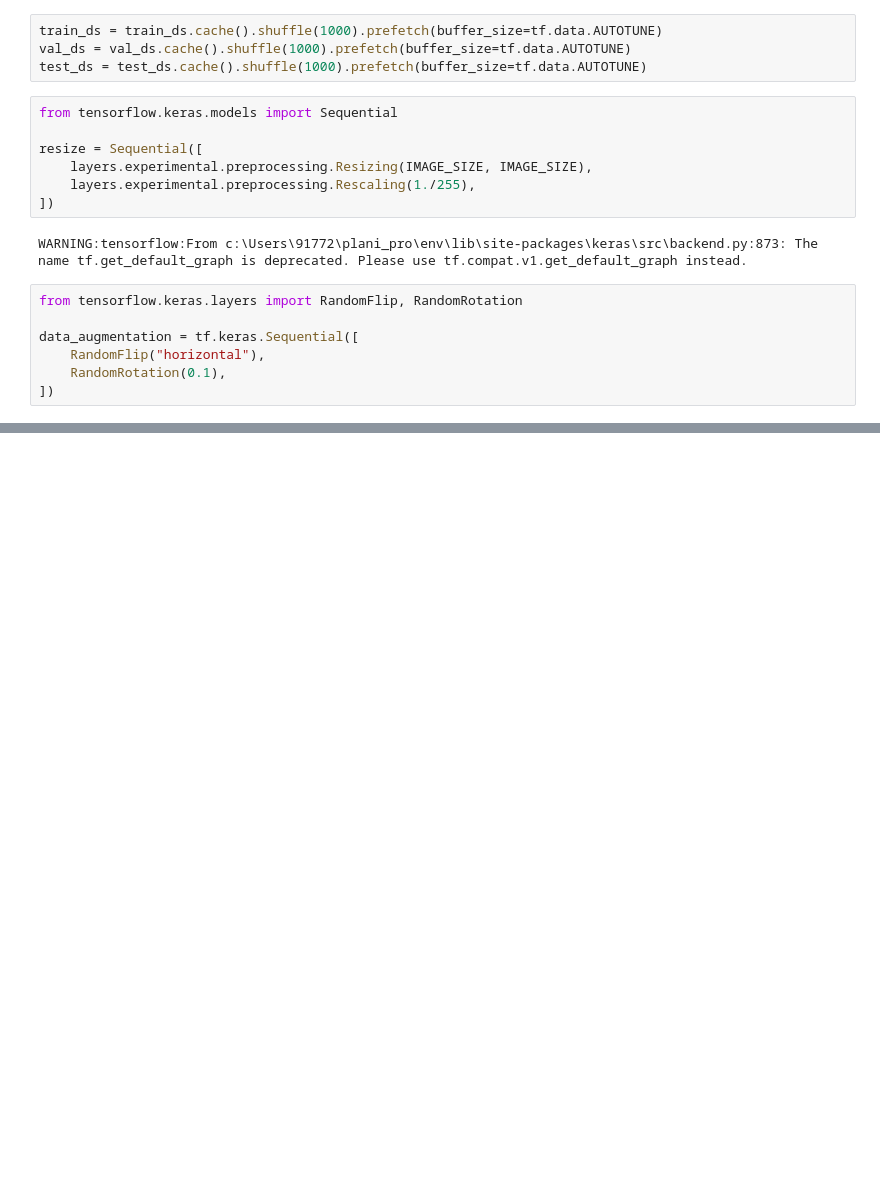
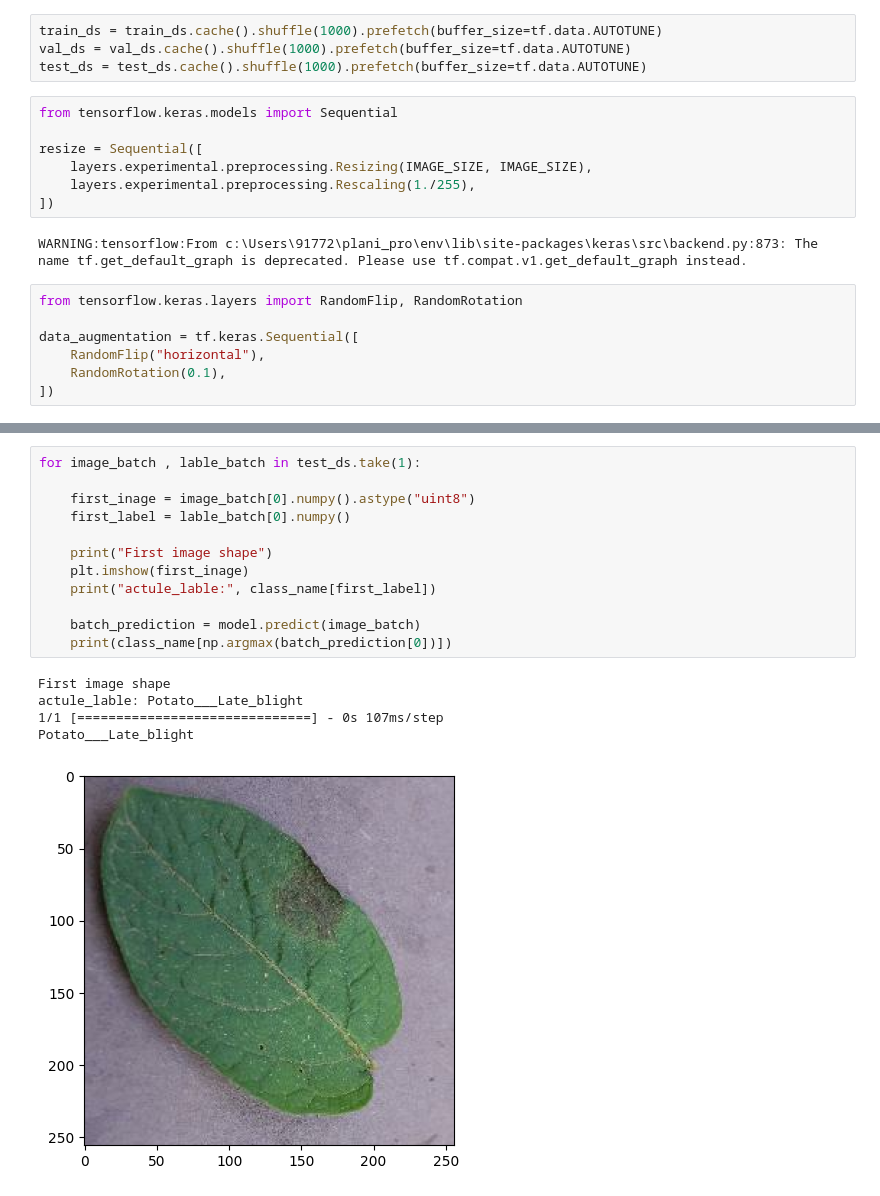
Before and after one commit to Aditya2633/plant_life, a Jupyter notebook: data.ipynb, the cells around one changed output, grey strips where cells are left out. Saved outputs shown, nothing was run; the diff lists cells and outputs as text; blank space fills up the shorter version.

```diff
--- a/data.ipynb
+++ b/data.ipynb
@@ -89,0 +189,18 @@ data_augmentation = tf.keras.Sequential([
+# %%
+for image_batch , lable_batch in test_ds.take(1):
+
+    first_inage = image_batch[0].numpy().astype("uint8")
+    first_label = lable_batch[0].numpy()
+
+    print("First image shape")
+    plt.imshow(first_inage)
+    print("actule_lable:", class_name[first_label])
+
+    batch_prediction = model.predict(image_batch)
+    print(class_name[np.argmax(batch_prediction[0])])
+# %% [output]
+First image shape
+actule_lable: Potato___Late_blight
+1/1 [==============================] - 0s 107ms/step
+Potato___Late_blight
+[figure, added]
```
Also changed, not shown: parts of 11 cells of this notebook, 1 other file.
